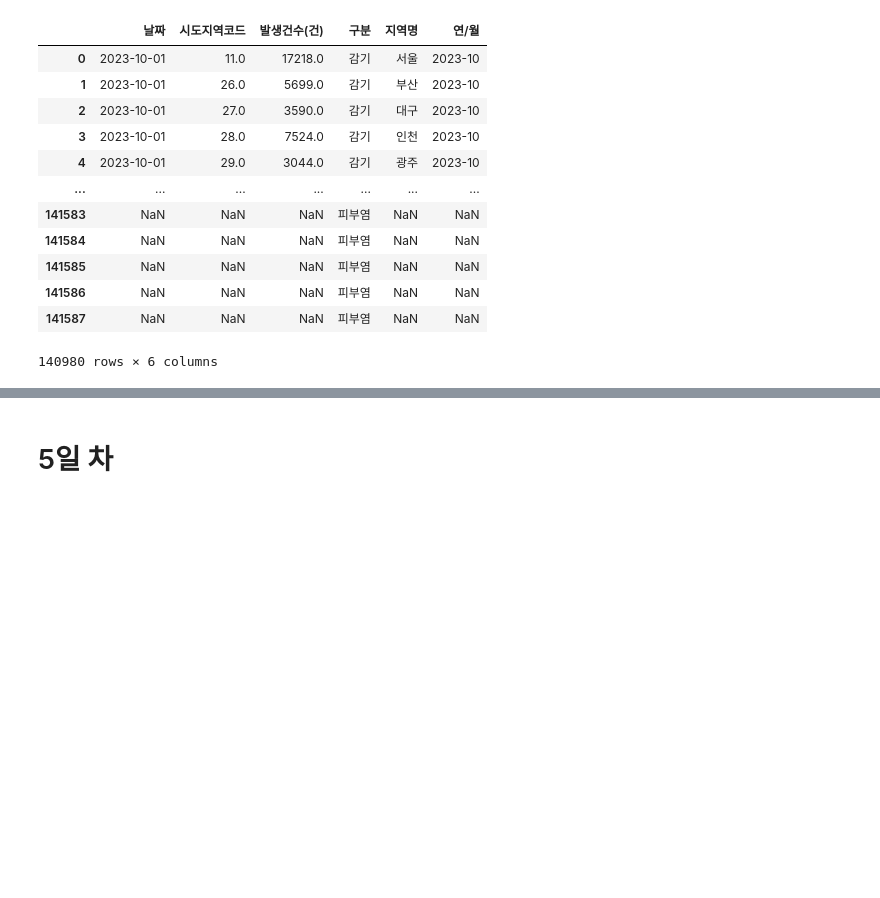
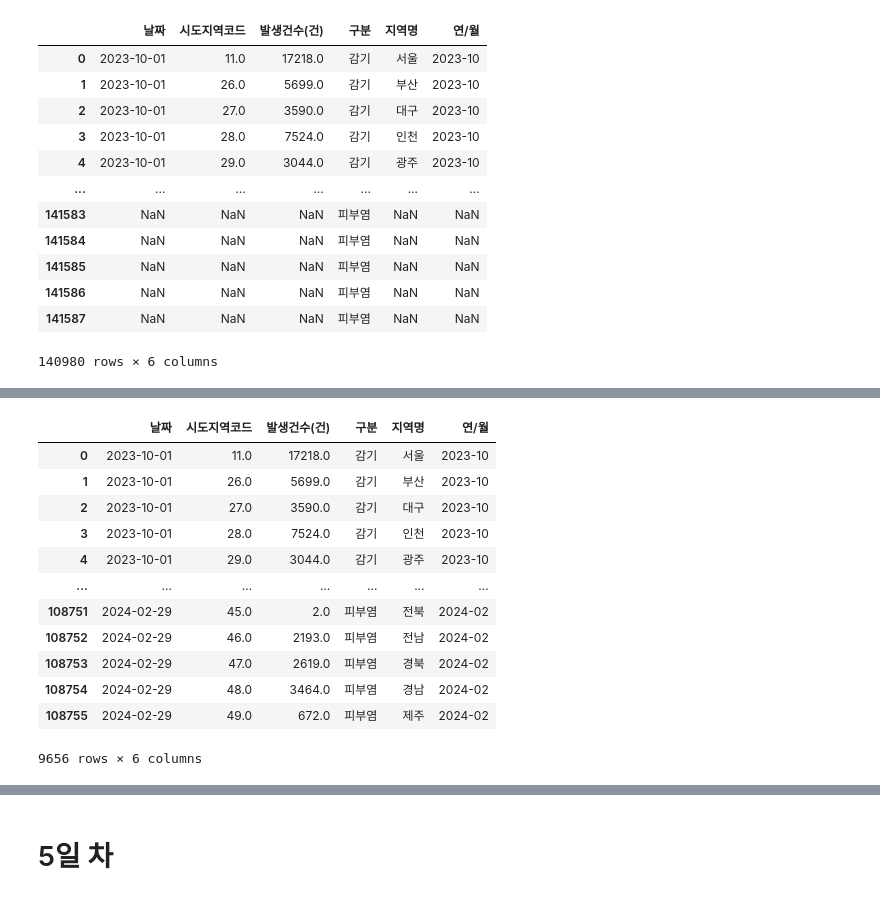
Before and after one commit to sunkyu0711/Python_MegaDataAnalysis_250120, a Jupyter notebook: 4-5일차_질병.ipynb, the cells around one changed output, grey strips where cells are left out. Drawn from its saved outputs; the diff is of its cells as text; code cells hidden in the pictures; blank space fills up the shorter version.

```diff
--- a/4-5일차_질병.ipynb
+++ b/4-5일차_질병.ipynb
@@ -276,3 +324,19 @@ data_merge[data_merge['지역명']!='전국']
+# %%
+dfdata
+# %% [output]
+|  | 날짜 | 시도지역코드 | 발생건수(건) | 구분 | 지역명 | 연/월 |
+| 0 | 2023-10-01 | 11.0 | 17218.0 | 감기 | 서울 | 2023-10 |
+| 1 | 2023-10-01 | 26.0 | 5699.0 | 감기 | 부산 | 2023-10 |
+| 2 | 2023-10-01 | 27.0 | 3590.0 | 감기 | 대구 | 2023-10 |
+| 3 | 2023-10-01 | 28.0 | 7524.0 | 감기 | 인천 | 2023-10 |
+| 4 | 2023-10-01 | 29.0 | 3044.0 | 감기 | 광주 | 2023-10 |
+| ... | ... | ... | ... | ... | ... | ... |
+| 108751 | 2024-02-29 | 45.0 | 2.0 | 피부염 | 전북 | 2024-02 |
+| 108752 | 2024-02-29 | 46.0 | 2193.0 | 피부염 | 전남 | 2024-02 |
+| 108753 | 2024-02-29 | 47.0 | 2619.0 | 피부염 | 경북 | 2024-02 |
+| 108754 | 2024-02-29 | 48.0 | 3464.0 | 피부염 | 경남 | 2024-02 |
+| 108755 | 2024-02-29 | 49.0 | 672.0 | 피부염 | 제주 | 2024-02 |
+9656 rows × 6 columns
 # %%
 # 연/월, 구분별 발생 건수의 평균 구하기
 
```
Also changed, not shown: parts of 12 cells of this notebook, 1 other file.
